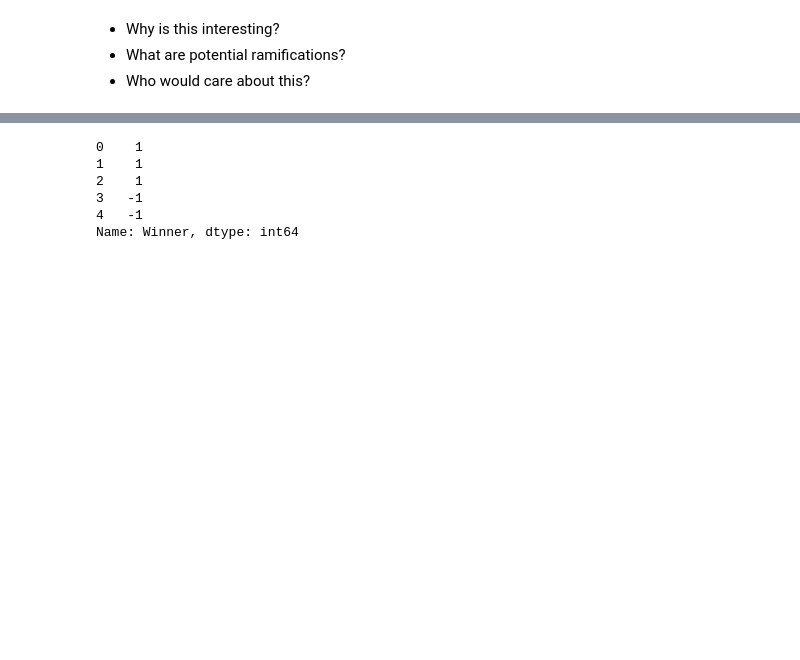
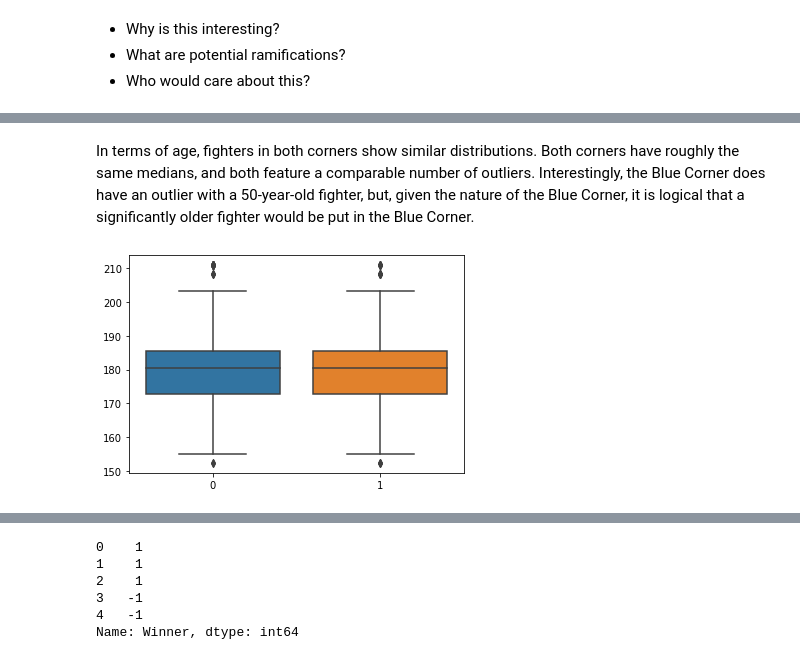
Before and after one commit to arnster3/ufc_data, a Jupyter notebook: capstone1.ipynb, the cells around one changed output, grey strips where cells are left out. Drawn from its saved outputs; the diff is of its cells as text; code cells hidden in the pictures; blank space fills up the shorter version.

```diff
--- a/capstone1.ipynb
+++ b/capstone1.ipynb
@@ -67,0 +97,6 @@ Due to the UFC's own criteria for Red Corner, it is likely that fighters in the
+# %% [markdown]
+In terms of age, fighters in both corners show similar distributions. Both corners have roughly the same medians, and both feature a comparable number of outliers. Interestingly, the Blue Corner does have an outlier with a 50-year-old fighter, but, given the nature of the Blue Corner, it is logical that a significantly older fighter would be put in the Blue Corner.
+# %%
+sns.boxplot(data=[ufc_data['R_Height_cms'],ufc_data['B_Height_cms']]);
+# %% [output]
+[figure, added]
```
Also changed, not shown: parts of 11 cells of this notebook.
